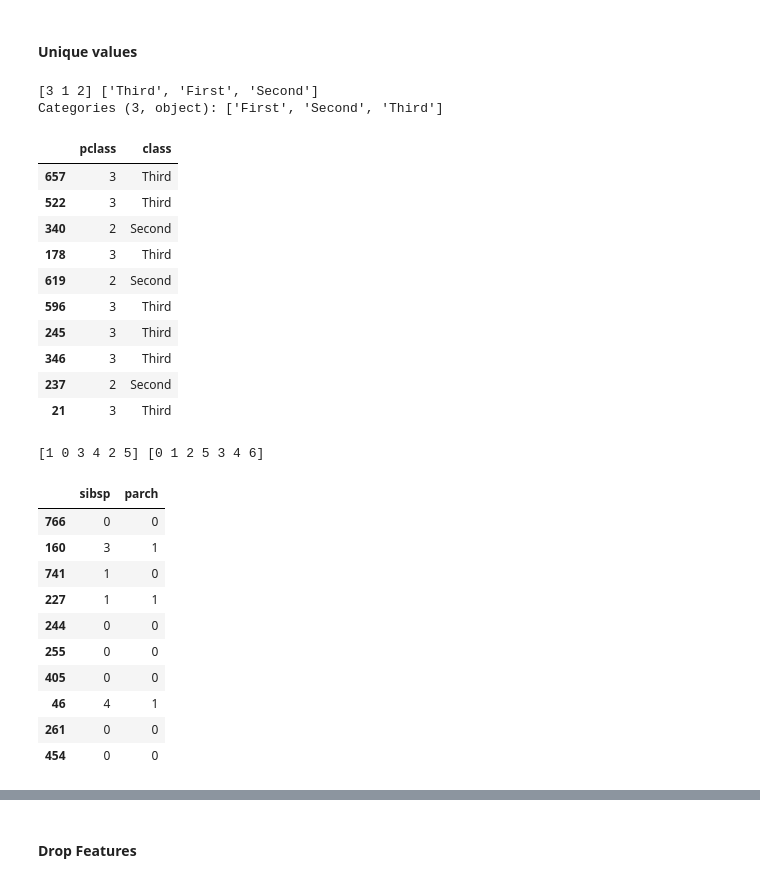
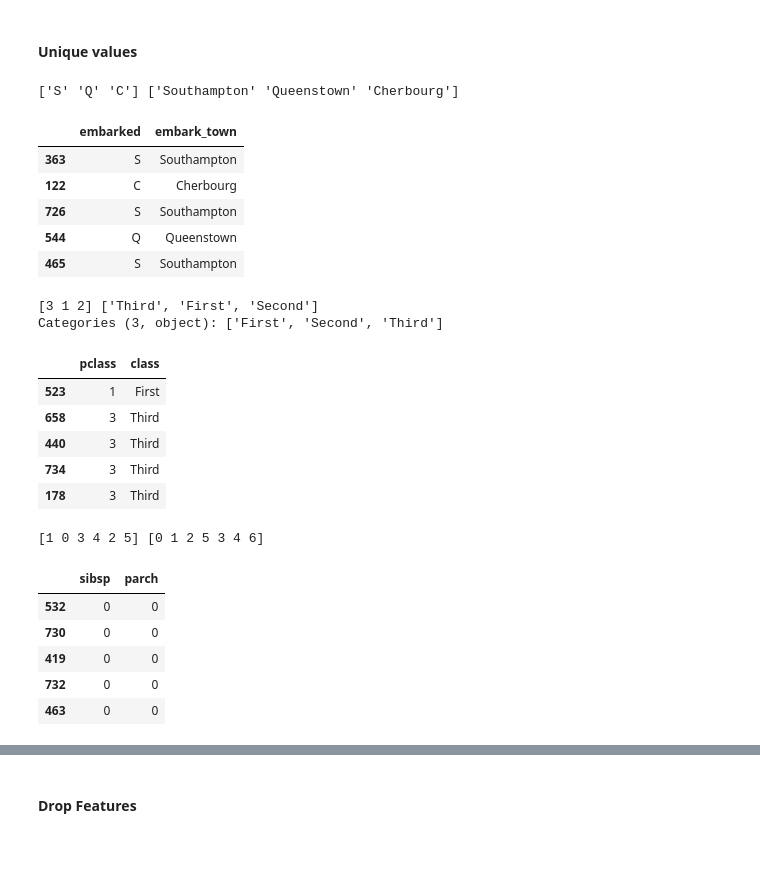
Before and after one commit to ishahzaibkhan/titanic_seaborn, a Jupyter notebook: main.ipynb, the cells around one changed output, grey strips where cells are left out. Drawn from its saved outputs; the diff is of its cells as text; code cells hidden in the pictures; blank space fills up the shorter version.

```diff
--- a/main.ipynb
+++ b/main.ipynb
@@ -173,37 +173,35 @@ df = df.loc[(df['fare'] > fence_low) & (df['fare'] < fence_high)].reset_index(dr
 #### Unique values
 # %%
 print(df["embarked"].unique(), df["embark_town"].unique())
-df[["embarked", "embark_town"]].sample(10)
+df[["embarked", "embark_town"]].sample(5)
+# %% [output]
+['S' 'Q' 'C'] ['Southampton' 'Queenstown' 'Cherbourg']
+|  | embarked | embark_town |
+| 363 | S | Southampton |
+| 122 | C | Cherbourg |
+| 726 | S | Southampton |
+| 544 | Q | Queenstown |
+| 465 | S | Southampton |
 # %%
 print(df["pclass"].unique(), df["class"].unique())
-df[["pclass", "class"]].sample(10)
+df[["pclass", "class"]].sample(5)
 # %% [output]
 [3 1 2] ['Third', 'First', 'Second']
 Categories (3, object): ['First', 'Second', 'Third']
 |  | pclass | class |
-| 657 | 3 | Third |
-| 522 | 3 | Third |
-| 340 | 2 | Second |
+| 523 | 1 | First |
+| 658 | 3 | Third |
+| 440 | 3 | Third |
+| 734 | 3 | Third |
 | 178 | 3 | Third |
-| 619 | 2 | Second |
-| 596 | 3 | Third |
-| 245 | 3 | Third |
-| 346 | 3 | Third |
-| 237 | 2 | Second |
-| 21 | 3 | Third |
 # %%
 print(df["sibsp"].unique(), df["parch"].unique())
-df[["sibsp", "parch"]].sample(10)
+df[["sibsp", "parch"]].sample(5)
 # %% [output]
 [1 0 3 4 2 5] [0 1 2 5 3 4 6]
 |  | sibsp | parch |
-| 766 | 0 | 0 |
-| 160 | 3 | 1 |
-| 741 | 1 | 0 |
-| 227 | 1 | 1 |
-| 244 | 0 | 0 |
-| 255 | 0 | 0 |
-| 405 | 0 | 0 |
-| 46 | 4 | 1 |
-| 261 | 0 | 0 |
-| 454 | 0 | 0 |
+| 532 | 0 | 0 |
+| 730 | 0 | 0 |
+| 419 | 0 | 0 |
+| 732 | 0 | 0 |
+| 463 | 0 | 0 |
```
Also changed, not shown: parts of 7 cells of this notebook.
